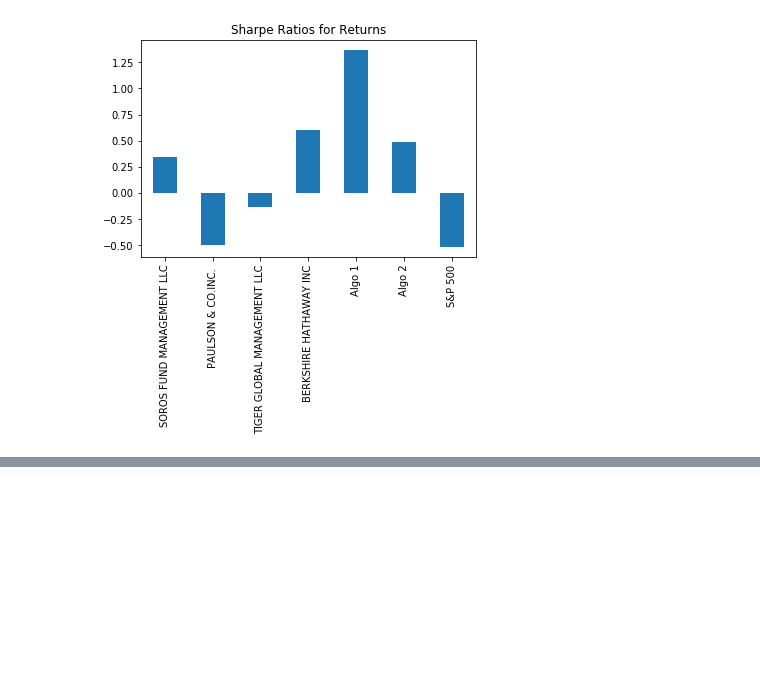
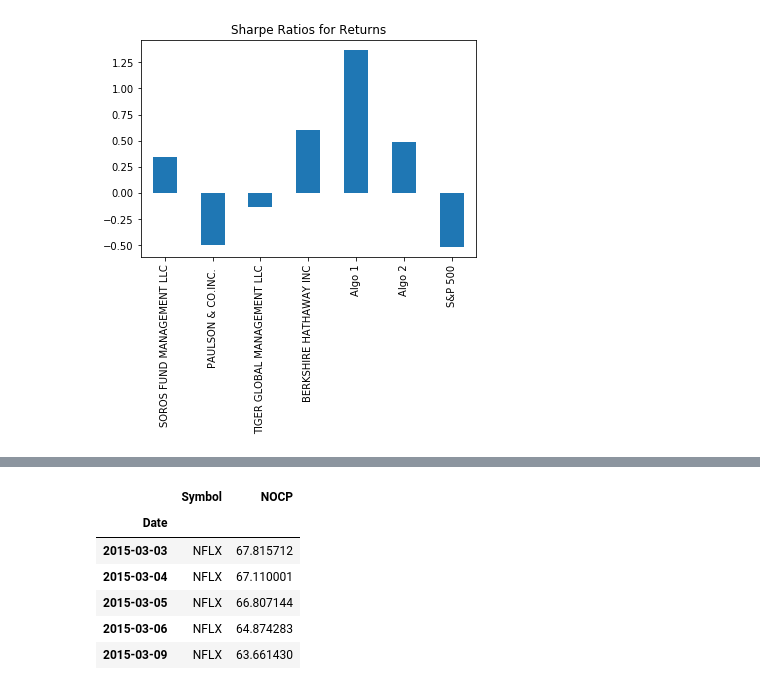
Before and after one commit to agalakt/pandas-homework, a Jupyter notebook: whaling_analysis_pandas.ipynb, the cells around one changed output, grey strips where cells are left out. Saved outputs shown, nothing was run; the diff lists cells and outputs as text; code cells hidden in the pictures; blank space fills up the shorter version.

```diff
--- a/whaling_analysis_pandas.ipynb
+++ b/whaling_analysis_pandas.ipynb
@@ -278,0 +313,15 @@ sharpe_ratios.plot(kind="bar", title="Sharpe Ratios for Returns")
+# %%
+nflx_df = pd.read_csv(nflx_csvpath, index_col="Date", infer_datetime_format=True, parse_dates=True)
+nflx_df.drop(columns=['Open', 'High', 'Low', 'Adj Close', 'Volume'], inplace=True)
+nflx_df.columns = ['NOCP']
+nflx_df['Symbol'] = 'NFLX'
+nflx_df = nflx_df[["Symbol", "NOCP"]]
+nflx_df.head()
+# %% [output]
+|  | Symbol | NOCP |
+| Date |  |  |
+| 2015-03-03 | NFLX | 67.815712 |
+| 2015-03-04 | NFLX | 67.110001 |
+| 2015-03-05 | NFLX | 66.807144 |
+| 2015-03-06 | NFLX | 64.874283 |
+| 2015-03-09 | NFLX | 63.661430 |
```
Also changed, not shown: parts of 4 cells of this notebook.
